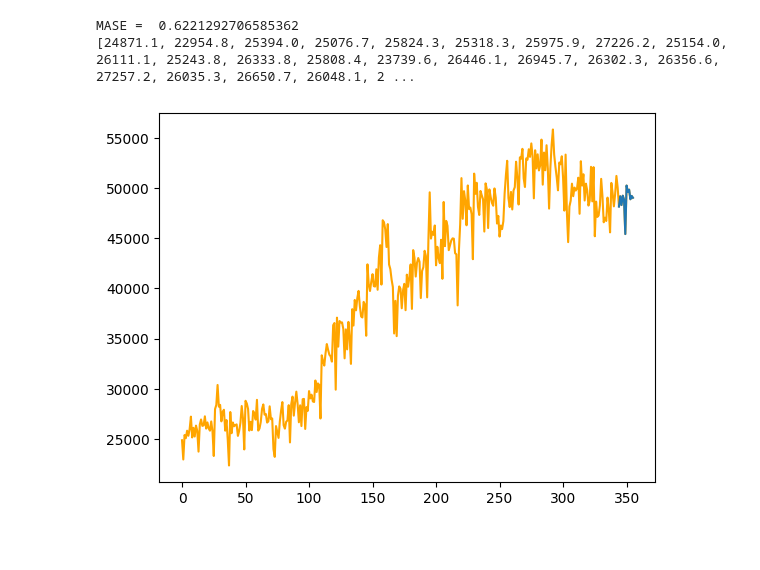
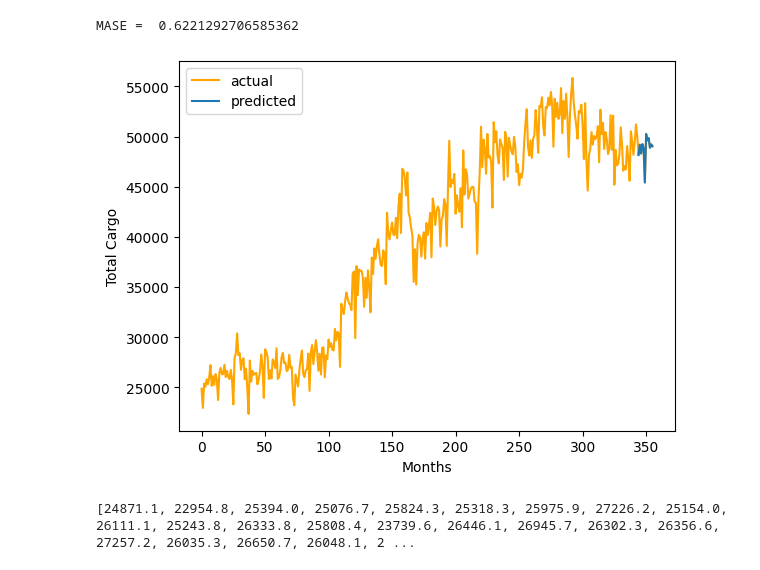
Before and after one commit to Seibell/LogiFlow, a Jupyter notebook: backend/service/predict.ipynb, the cells around one changed output. Cells and saved outputs as stored; diff of their text form; code cells hidden in the pictures; blank space fills up the shorter version.

```diff
--- a/backend/service/predict.ipynb
+++ b/backend/service/predict.ipynb
@@ -67,34 +67,38 @@ class MLModel:
     def predict(self, forecast_range):
         if forecast_range > 12 or forecast_range <= 0:
             return "forecast range out of range. try between 1-12"
 
         trend_pred = pd.Series(self.trend_fit.forecast(forecast_range)).reset_index(drop=True)
         residual_pred = pd.Series(self.residual_fit.forecast(forecast_range)).reset_index(drop=True)
         start_month_forecast = self.df.iloc[-1]['Month Num'] + 1
         n_steps = start_month_forecast+forecast_range-1
         period_length = 12
         seasonal_pattern = self.seasonal[:12]
         seasonal_pred = np.tile(seasonal_pattern.values, n_steps // period_length + 1)[start_month_forecast-1:n_steps]
 
         forecast = trend_pred + residual_pred + seasonal_pred
         start_index = self.df.index[-1] + 1
         end_index = start_index+len(forecast)
         forecast.index = range(start_index, end_index)
 
         res = pd.concat([self.df['Total Cargo (Thousand Tonnes)'], forecast]).to_list()
-        plt.plot(res, label='pred', color='orange')
-        plt.plot(forecast)
+        plt.plot(res, label='actual', color='orange')
+        plt.plot(forecast, label='predicted')
+        plt.legend()
+        plt.xlabel('Months')
+        plt.ylabel('Total Cargo')
+        plt.show()
         # actual+predicted set, start and end of predicted values
         return res, start_index, end_index
 
     def test(self):
         print(self.df)
 
 model = MLModel()
 model.train_model()
 f, start, end = model.predict(12)
 print(f, start, end)
 # %% [output]
 MASE =  0.6221292706585362
-[24871.1, 22954.8, 25394.0, 25076.7, 25824.3, 25318.3, 25975.9, 27226.2, 25154.0, 26111.1, 25243.8, 26333.8, 25808.4, 23739.6, 26446.1, 26945.7, 26302.3, 26356.6, 27257.2, 26035.3, 26650.7, 26048.1, 2 ...
-[figure, old version]
+[figure, new version]
+[24871.1, 22954.8, 25394.0, 25076.7, 25824.3, 25318.3, 25975.9, 27226.2, 25154.0, 26111.1, 25243.8, 26333.8, 25808.4, 23739.6, 26446.1, 26945.7, 26302.3, 26356.6, 27257.2, 26035.3, 26650.7, 26048.1, 2 ...
```
